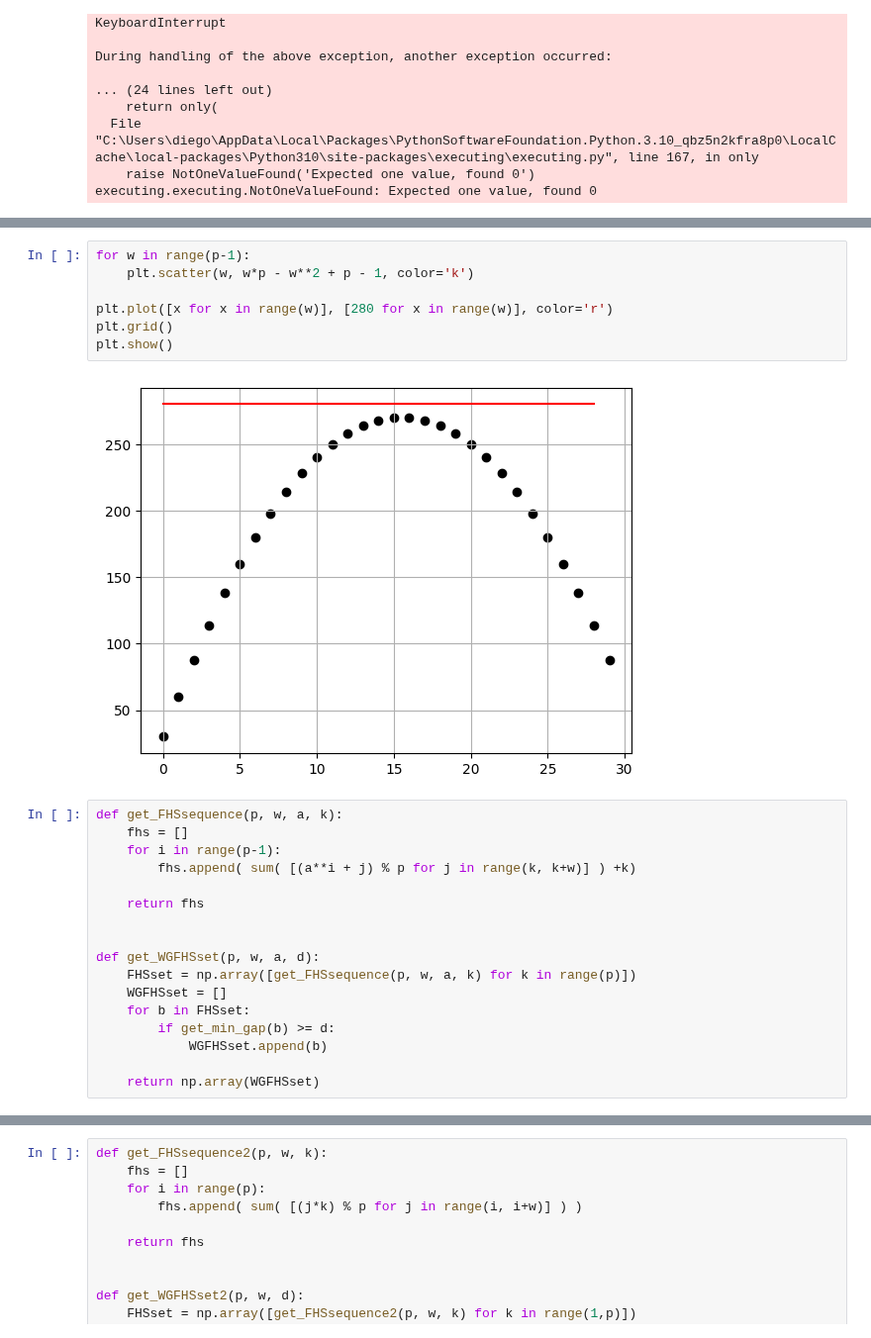
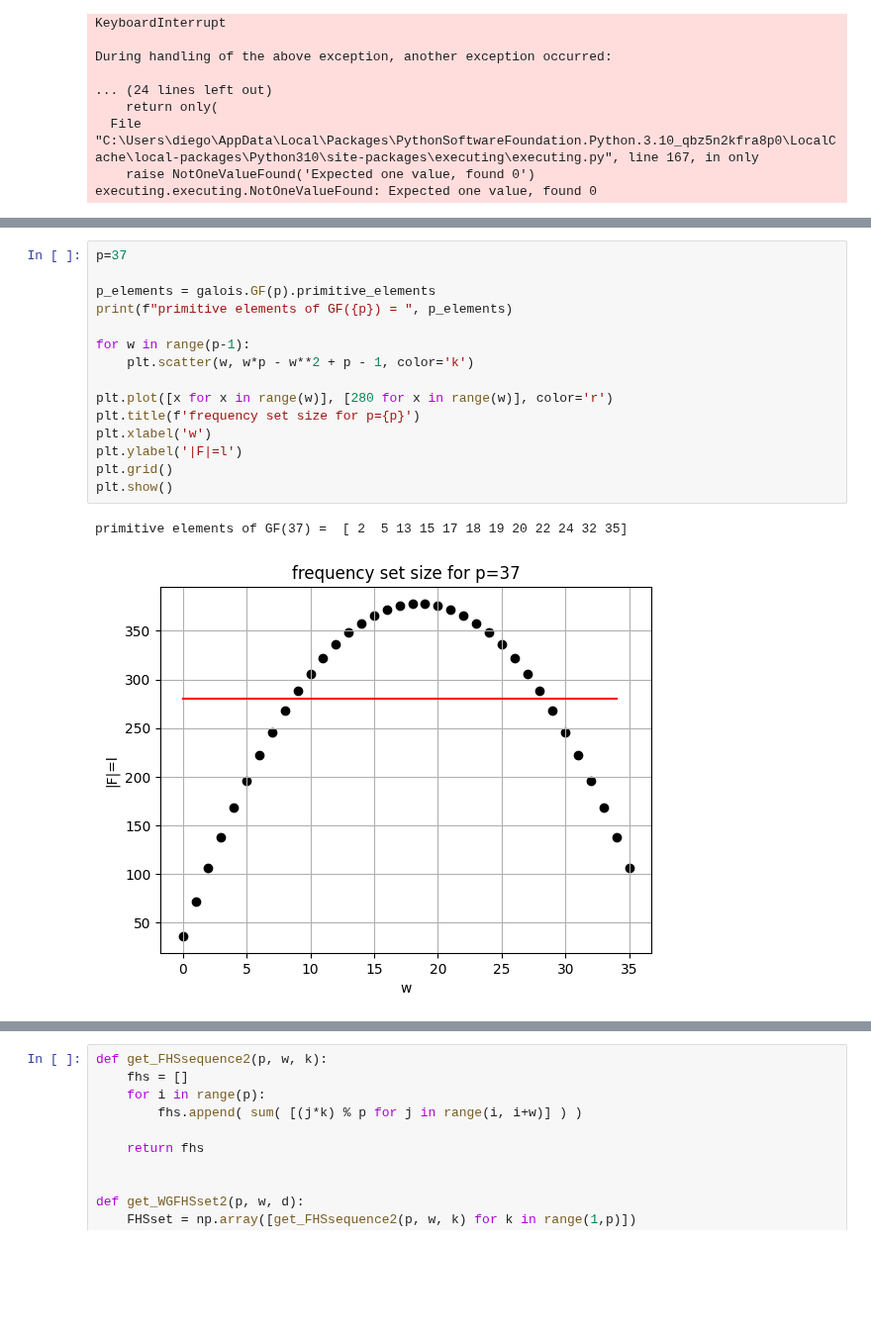
Before and after one commit to diegomm6/lr-fhss_seq-families, a Jupyter notebook: test.ipynb, the cells around one changed output, grey strips where cells are left out. Shown at 99% size. Cells and saved outputs as stored; diff of their text form; blank space fills up the shorter version.

```diff
--- a/test.ipynb
+++ b/test.ipynb
@@ -646,27 +676,19 @@ GF([ 3, 11, 12, 13, 17, 21, 22, 24], order=31)
 # %%
+p=37
+
+p_elements = galois.GF(p).primitive_elements
+print(f"primitive elements of GF({p}) = ", p_elements)
+
 for w in range(p-1):
     plt.scatter(w, w*p - w**2 + p - 1, color='k')
 
 plt.plot([x for x in range(w)], [280 for x in range(w)], color='r')
+plt.title(f'frequency set size for p={p}')
+plt.xlabel('w')
+plt.ylabel('|F|=l')
 plt.grid()
 plt.show()
 # %% [output]
+primitive elements of GF(37) =  [ 2  5 13 15 17 18 19 20 22 24 32 35]
-[figure, old version]
+[figure, new version]
-# %%
-def get_FHSsequence(p, w, a, k):
-    fhs = []
-    for i in range(p-1):
-        fhs.append( sum( [(a**i + j) % p for j in range(k, k+w)] ) +k)
-
-    return fhs
-
-
-def get_WGFHSset(p, w, a, d):
-    FHSset = np.array([get_FHSsequence(p, w, a, k) for k in range(p)])
-    WGFHSset = []
-    for b in FHSset:
-        if get_min_gap(b) >= d:
-            WGFHSset.append(b)
-
-    return np.array(WGFHSset)
 # %%
```
Also changed, not shown: parts of 17 cells of this notebook, 10 other files.
